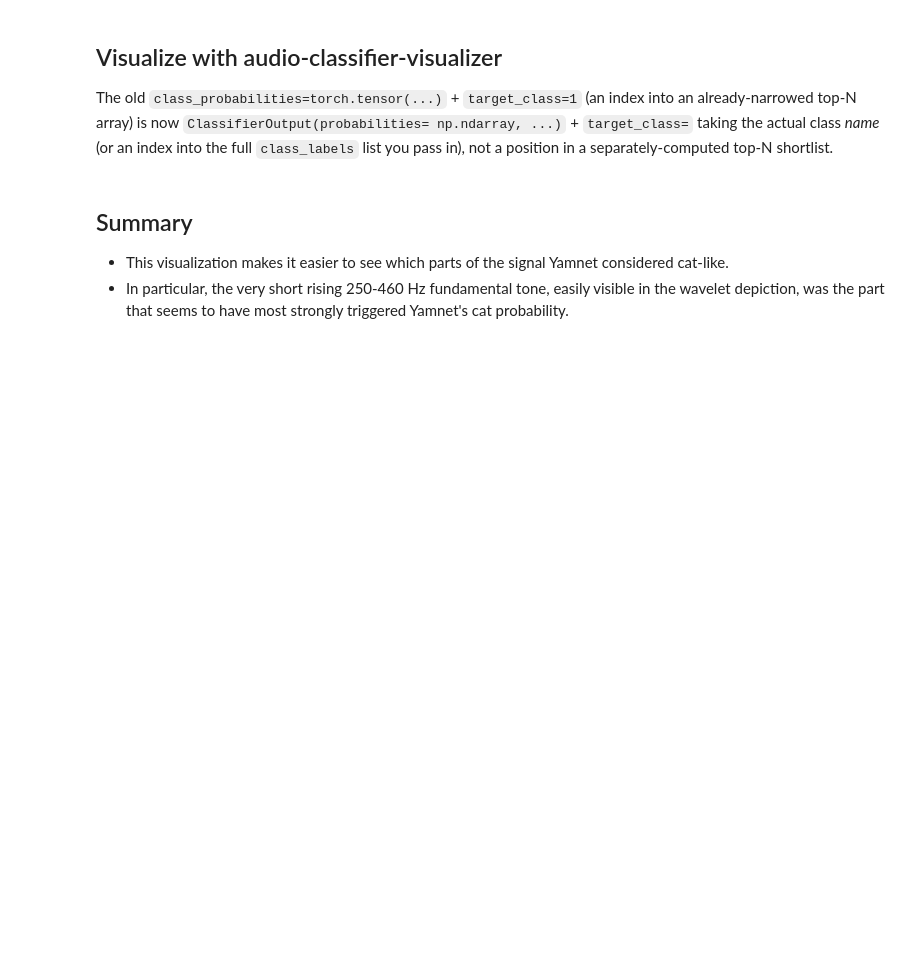
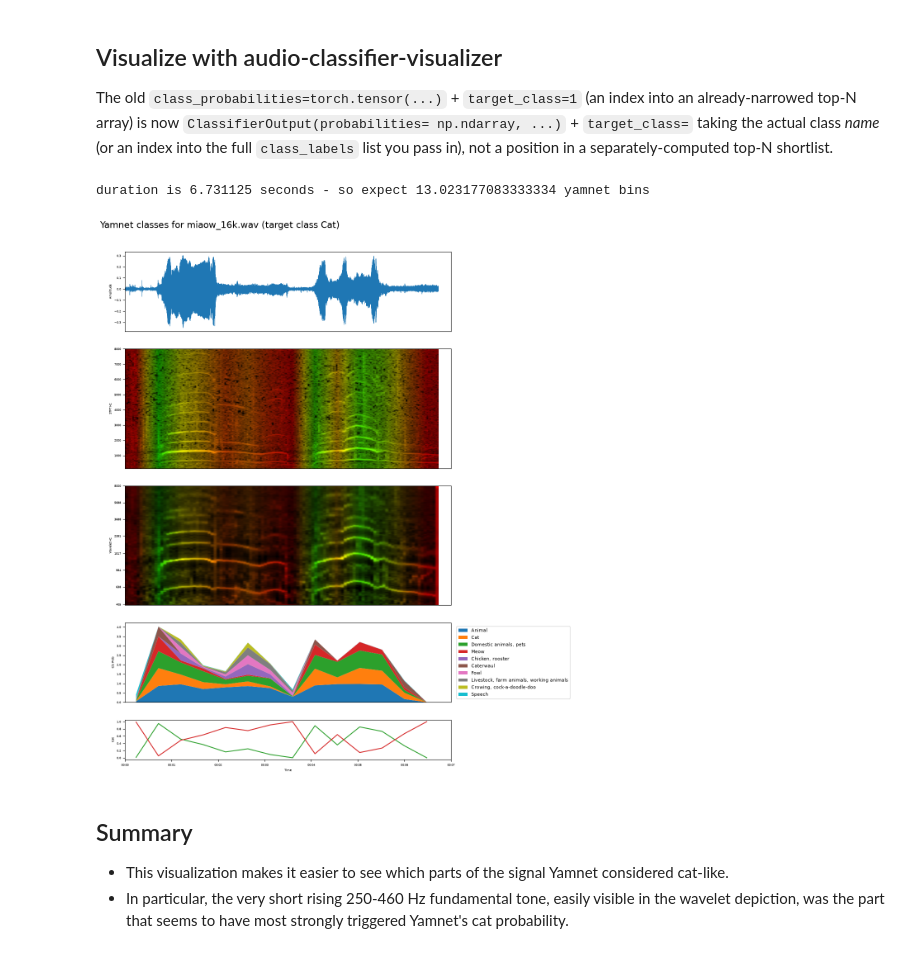
Before and after one commit to ramayer/audio-classifier-visualizer, a Jupyter notebook: notebooks/yamnet_example.ipynb, the cells around one changed output. Drawn from its saved outputs; the diff is of its cells as text; code cells hidden in the pictures; blank space fills up the shorter version.

```diff
--- a/notebooks/yamnet_example.ipynb
+++ b/notebooks/yamnet_example.ipynb
@@ -66,34 +84,40 @@ y, sr = librosa.load('miaow_16k.wav', sr=None)
 print(f"duration is {y.shape[0]/sr} seconds - so expect {y.shape[0]/sr * 2 / .960 - 1} yamnet bins")
 
 yamnet_feature_rate = 2 / 0.960
 
 max_scores = np.max(scores_np, axis=0)
 top_n = 10
 top_class_indices = np.argsort(max_scores)[::-1][:top_n]
 labels = [idx_to_lbl[i] for i in top_class_indices]
 
 padded_scores = np.pad(scores_np, ((0, 10), (0, 0)), mode='constant', constant_values=0)
 scores_of_interest = padded_scores[:, top_class_indices]
 
 classifier_output = ClassifierOutput(
     probabilities=scores_of_interest,
     feature_rate=yamnet_feature_rate,
     class_labels=labels,
 )
 
 viz = AudioVisualization(y=y, sr=sr, classifier_output=classifier_output)
 viz.stft.n_fft = 512
 viz.stft.freq_range_of_interest = (140, 8000)
+viz.wavelet.freq_range_of_interest = (400, 8000)
+viz.wavelet.synchrosqueeze = True
 
 viz.show(
     start_time=0,
     end_time=y.shape[0] / sr,
-    tracks=(Track.WAVEFORM, Track.STFT_SPECTROGRAM, Track.WAVELET_SPECTROGRAM, Track.SIMILARITY_LINES),
+    tracks=(Track.WAVEFORM, Track.STFT_SPECTROGRAM, Track.WAVELET_SPECTROGRAM, Track.CLASS_PROBABILITY_STACK,
+            Track.SIMILARITY_LINES),
     target_class="Cat",
     title="Yamnet classes for miaow_16k.wav (target class Cat)",
     width=10,
     height=15,
 )
+# %% [output]
+duration is 6.731125 seconds - so expect 13.023177083333334 yamnet bins
+[figure, added]
 # %% [markdown]
 ## Summary
 
```
Also changed, not shown: parts of 4 cells of this notebook, 7 other files.
